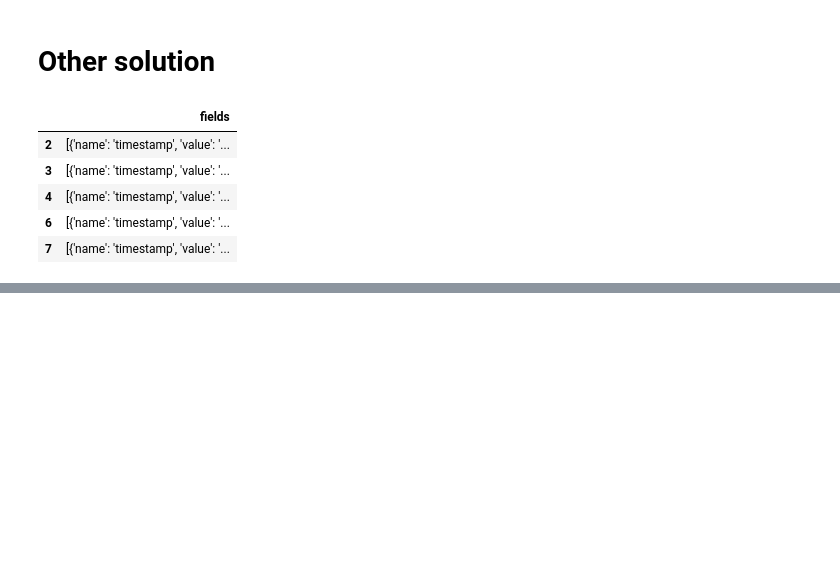
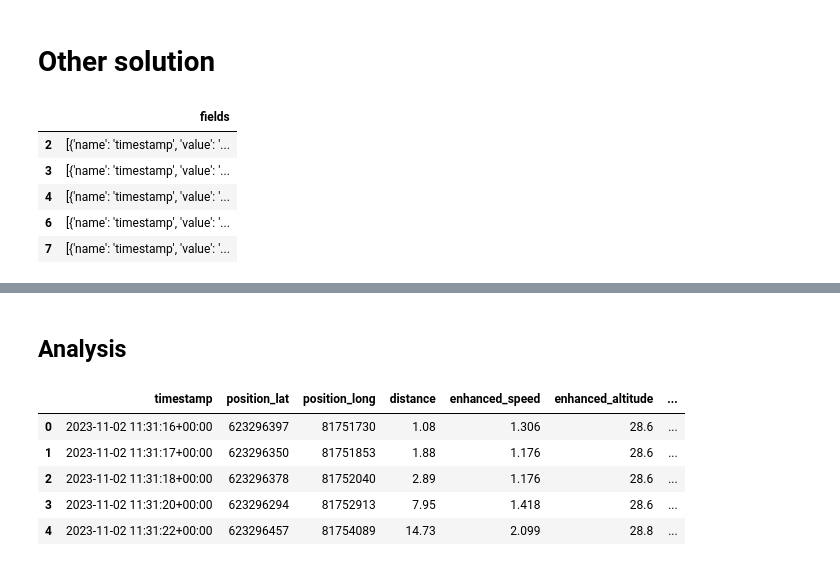
Before and after one commit to jjsantanna/garmin_one_run_analysis, a Jupyter notebook: garmin_one_run_analysis.ipynb, the cells around one changed output, grey strips where cells are left out. Drawn from its saved outputs; the diff is of its cells as text; code cells hidden in the pictures; blank space fills up the shorter version.

```diff
--- a/garmin_one_run_analysis.ipynb
+++ b/garmin_one_run_analysis.ipynb
@@ -107,0 +111,11 @@ df_record['fields'][2]
+# %% [markdown]
+## Analysis
+# %%
+df_record.head()
+# %% [output]
+|  | timestamp | position_lat | position_long | distance | enhanced_speed | enhanced_altitude | ... |
+| 0 | 2023-11-02 11:31:16+00:00 | 623296397 | 81751730 | 1.08 | 1.306 | 28.6 | ... |
+| 1 | 2023-11-02 11:31:17+00:00 | 623296350 | 81751853 | 1.88 | 1.176 | 28.6 | ... |
+| 2 | 2023-11-02 11:31:18+00:00 | 623296378 | 81752040 | 2.89 | 1.176 | 28.6 | ... |
+| 3 | 2023-11-02 11:31:20+00:00 | 623296294 | 81752913 | 7.95 | 1.418 | 28.6 | ... |
+| 4 | 2023-11-02 11:31:22+00:00 | 623296457 | 81754089 | 14.73 | 2.099 | 28.8 | ... |
```
Also changed, not shown: parts of 8 cells of this notebook, 3 other files.
